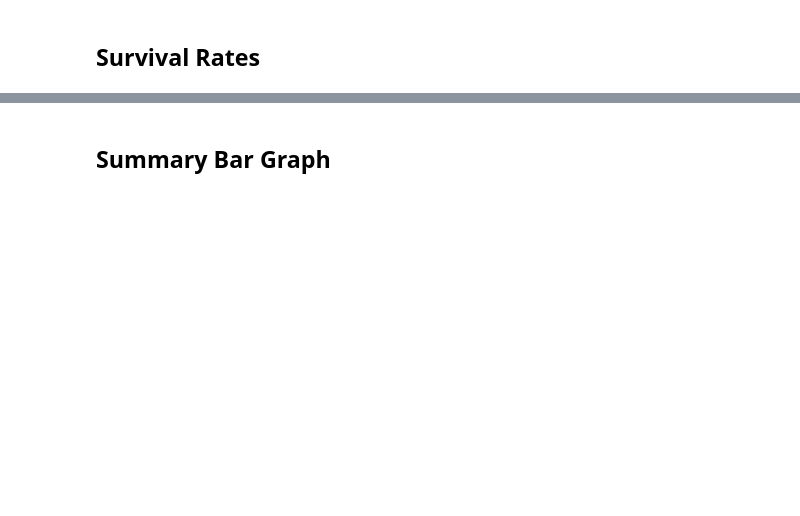
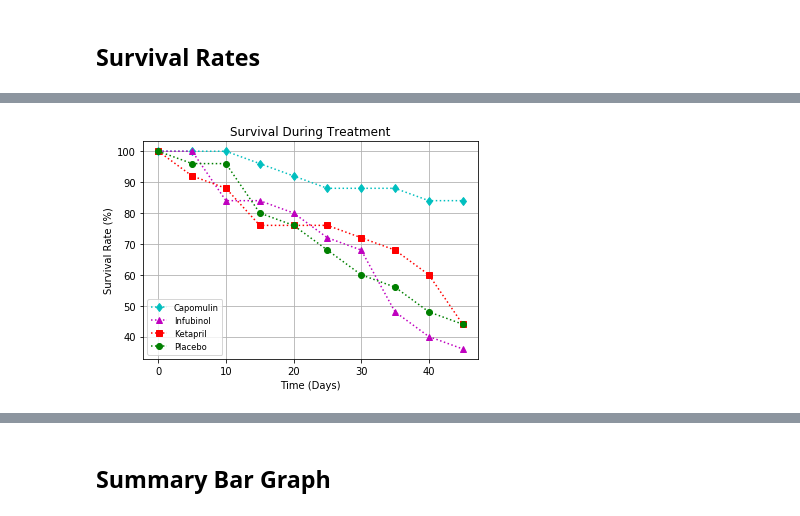
Before and after one commit to housefriedrice/Pymaceuticals, a Jupyter notebook: pymaceuticals_starter.ipynb, the cells around one changed output, grey strips where cells are left out. Saved outputs shown, nothing was run; the diff lists cells and outputs as text; code cells hidden in the pictures; blank space fills up the shorter version.

```diff
--- a/pymaceuticals_starter.ipynb
+++ b/pymaceuticals_starter.ipynb
@@ -158,7 +215,10 @@ plt.show()
 ## Survival Rates
 # %%
 # Store the Count of Mice Grouped by Drug and Timepoint (W can pass any metric)
-
+Mouse_Count = CompleteDrugData.groupby(["Drug","Timepoint"]).count()["Mouse ID"]
 # Convert to DataFrame
-
+Mouse_Count_df = pd.DataFrame(Mouse_Count)
+Mouse_Count_df = Mouse_Count_df.reset_index()
+Mouse_Count_df = Mouse_Count_df.rename(columns={"Mouse ID":"Mouse Count"})
 # Preview DataFrame
+Mouse_Count_df.head()
@@ -165,4 +232,5 @@ plt.show()
 # %%
 # Minor Data Munging to Re-Format the Data Frames
-
+Mouse_Count_df = Mouse_Count_df.pivot_table(values="Mouse Count",columns="Drug",index = "Timepoint")
 # Preview the Data Frame
+Mouse_Count_df
@@ -176,3 +250,24 @@ plt.show()
+# %%
+# Generate the Plot
+fig,ax = plt.subplots()
+
+ax.errorbar(Mouse_Count_df.index,Mouse_Count_df["Capomulin"]/Mouse_Count_df["Capomulin"].iloc[0]*100,fmt="d:c",label="Capomulin")
+ax.errorbar(Mouse_Count_df.index,Mouse_Count_df["Infubinol"]/Mouse_Count_df["Infubinol"].iloc[0]*100,fmt="^:m",label="Infubinol")
+ax.errorbar(Mouse_Count_df.index,Mouse_Count_df["Ketapril"]/Mouse_Count_df["Ketapril"].iloc[0]*100,fmt="s:r",label="Ketapril")
+ax.errorbar(Mouse_Count_df.index,Mouse_Count_df["Placebo"]/Mouse_Count_df["Placebo"].iloc[0]*100,fmt="o:g",label="Placebo")
+plt.title("Survival During Treatment")
+ax.set_xlabel("Time (Days)")
+ax.set_ylabel("Survival Rate (%)")
+plt.grid(axis="both")
+plt.ylim(33,105)
+plt.legend(loc="lower left",fontsize="small",fancybox=True)
+
+# Save the Figure
+plt.savefig("Survival During Treatment")
+# Show the Figure
+plt.show()
+# %% [output]
+[figure, added]
 # %% [markdown]
 ![Metastatic Spread During Treatment](../Images/survival.png)
 # %% [markdown]
```
Also changed, not shown: parts of 12 cells of this notebook.
